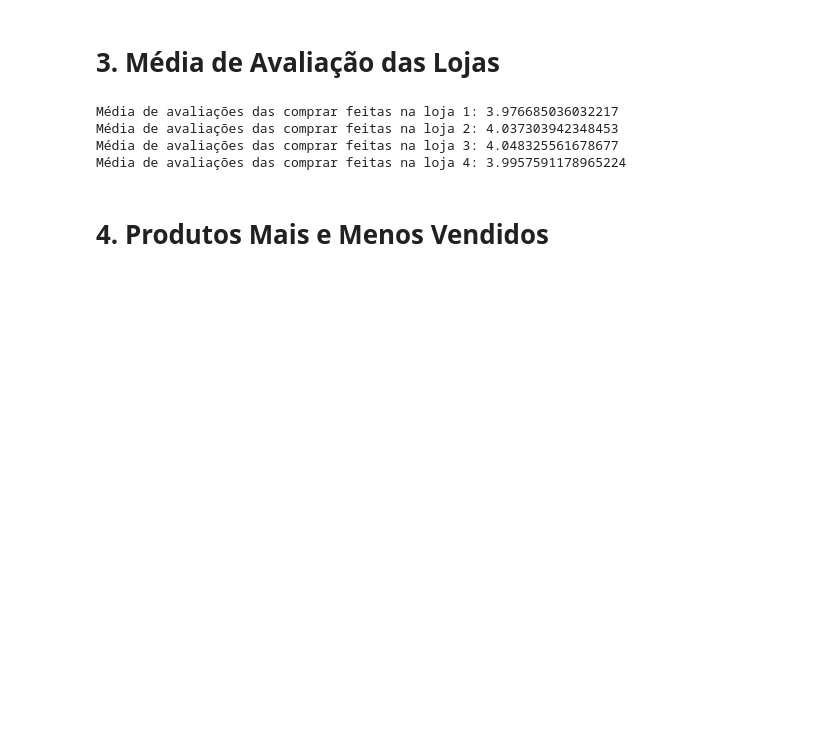
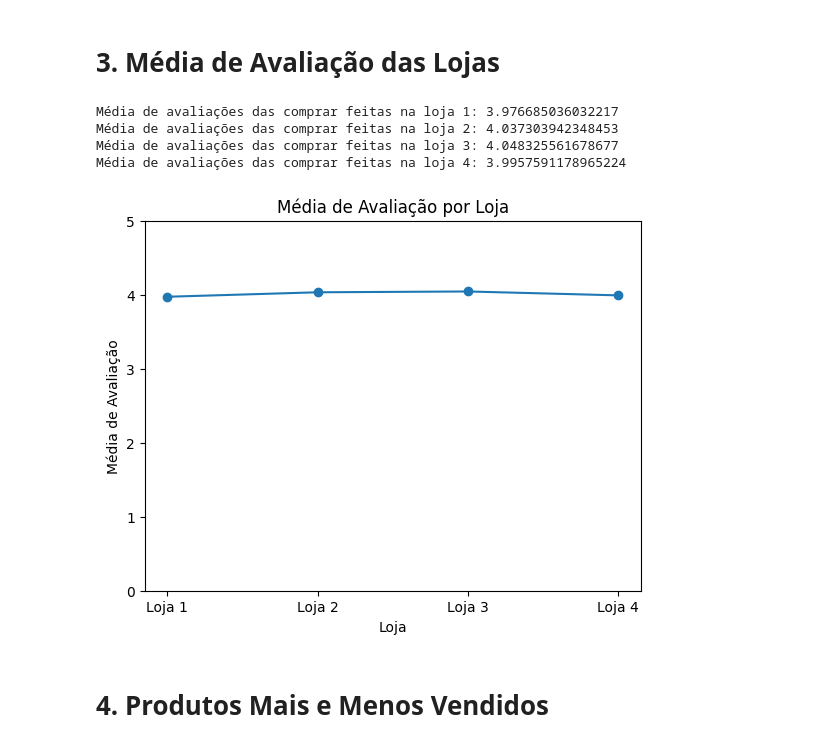
Before and after one commit to Rafaelkarneiro/projeto-alura-store, a Jupyter notebook: main/alura_store.ipynb, the cells around one changed output. Drawn from its saved outputs; the diff is of its cells as text; code cells hidden in the pictures; blank space fills up the shorter version.

```diff
--- a/main/alura_store.ipynb
+++ b/main/alura_store.ipynb
@@ -110,6 +150,24 @@ Média de avaliações das comprar feitas na loja 1: 3.976685036032217
 Média de avaliações das comprar feitas na loja 2: 4.037303942348453
 Média de avaliações das comprar feitas na loja 3: 4.048325561678677
 Média de avaliações das comprar feitas na loja 4: 3.9957591178965224
+# %%
+lojas = ["Loja 1", "Loja 2", "Loja 3", "Loja 4"]
+avaliacoes = [
+    media_satisfacao_loja,
+    media_satisfacao_loja2,
+    media_satisfacao_loja3,
+    media_satisfacao_loja4
+]
+
+plt.figure()
+plt.plot(lojas, avaliacoes, marker='o')
+plt.title("Média de Avaliação por Loja")
+plt.xlabel("Loja")
+plt.ylabel("Média de Avaliação")
+plt.ylim(0, 5)
+plt.show()
+# %% [output]
+[figure, added]
 # %% [markdown]
 # 4. Produtos Mais e Menos Vendidos
 # %%
```
Also changed, not shown: parts of 6 cells of this notebook.
